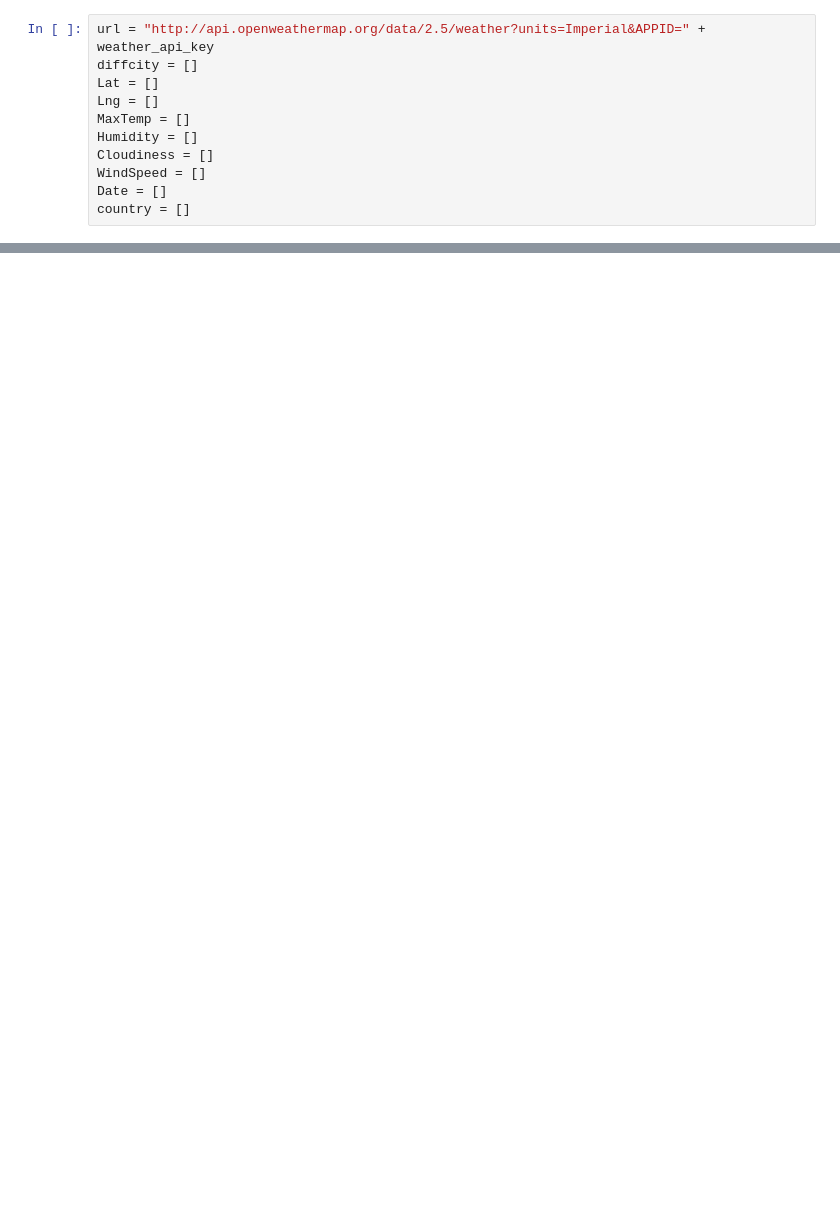
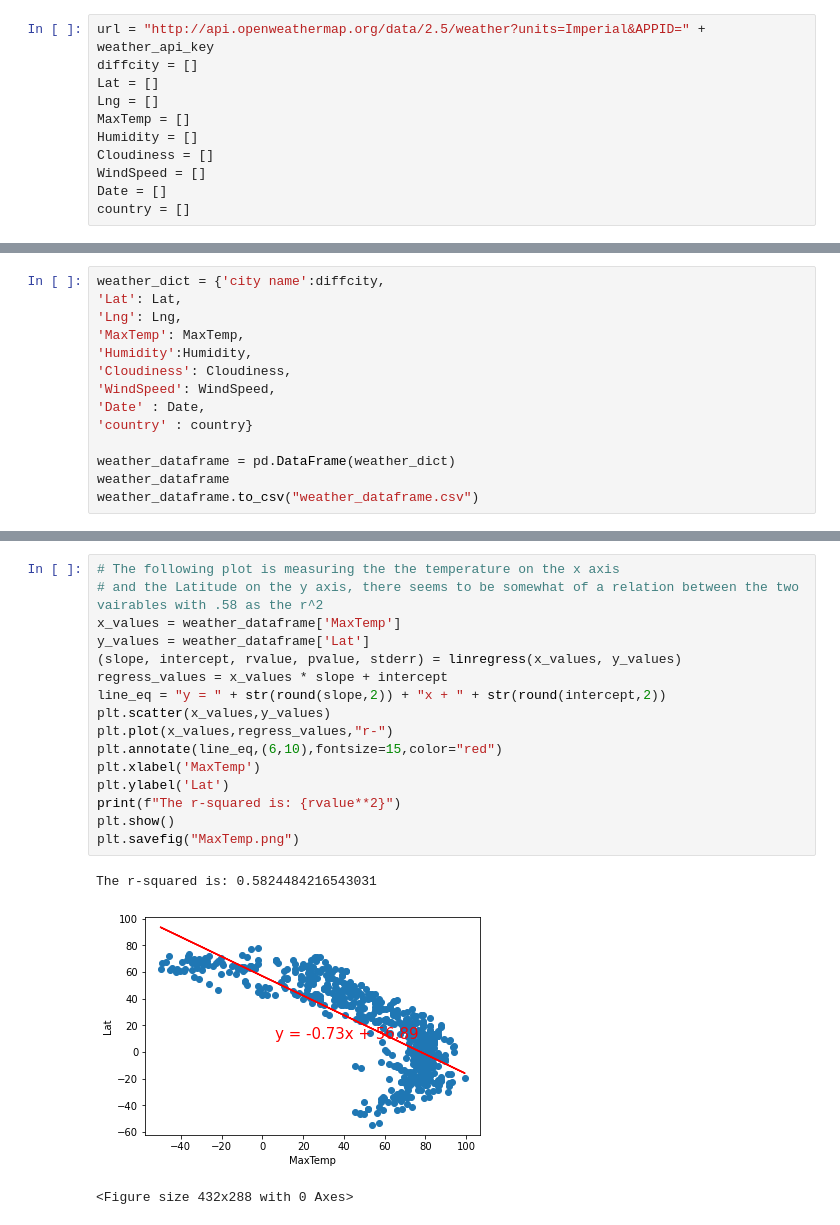
Before and after one commit to GowthamKK25/Python_API-s-HW, a Jupyter notebook: WeatherPy/WeatherMain.ipynb, the cells around one changed output, grey strips where cells are left out. Drawn from its saved outputs; the diff is of its cells as text; blank space fills up the shorter version.

```diff
--- a/WeatherPy/WeatherMain.ipynb
+++ b/WeatherPy/WeatherMain.ipynb
@@ -100,0 +101,14 @@ Processing Record 32 in set 11 for city kawambwa
+# %%
+weather_dict = {'city name':diffcity,
+'Lat': Lat,
+'Lng': Lng,
+'MaxTemp': MaxTemp,
+'Humidity':Humidity,
+'Cloudiness': Cloudiness,
+'WindSpeed': WindSpeed,
+'Date' : Date,
+'country' : country}
+
+weather_dataframe = pd.DataFrame(weather_dict)
+weather_dataframe
+weather_dataframe.to_csv("weather_dataframe.csv")
@@ -100,0 +131,20 @@ Processing Record 32 in set 11 for city kawambwa
+# %%
+# The following plot is measuring the the temperature on the x axis
+# and the Latitude on the y axis, there seems to be somewhat of a relation between the two vairables with .58 as the r^2
+x_values = weather_dataframe['MaxTemp']
+y_values = weather_dataframe['Lat']
+(slope, intercept, rvalue, pvalue, stderr) = linregress(x_values, y_values)
+regress_values = x_values * slope + intercept
+line_eq = "y = " + str(round(slope,2)) + "x + " + str(round(intercept,2))
+plt.scatter(x_values,y_values)
+plt.plot(x_values,regress_values,"r-")
+plt.annotate(line_eq,(6,10),fontsize=15,color="red")
+plt.xlabel('MaxTemp')
+plt.ylabel('Lat')
+print(f"The r-squared is: {rvalue**2}")
+plt.show()
+plt.savefig("MaxTemp.png")
+# %% [output]
+The r-squared is: 0.5824484216543031
+[figure, added]
+<Figure size 432x288 with 0 Axes>
```
Also changed, not shown: parts of 16 cells of this notebook, 16 other files.
